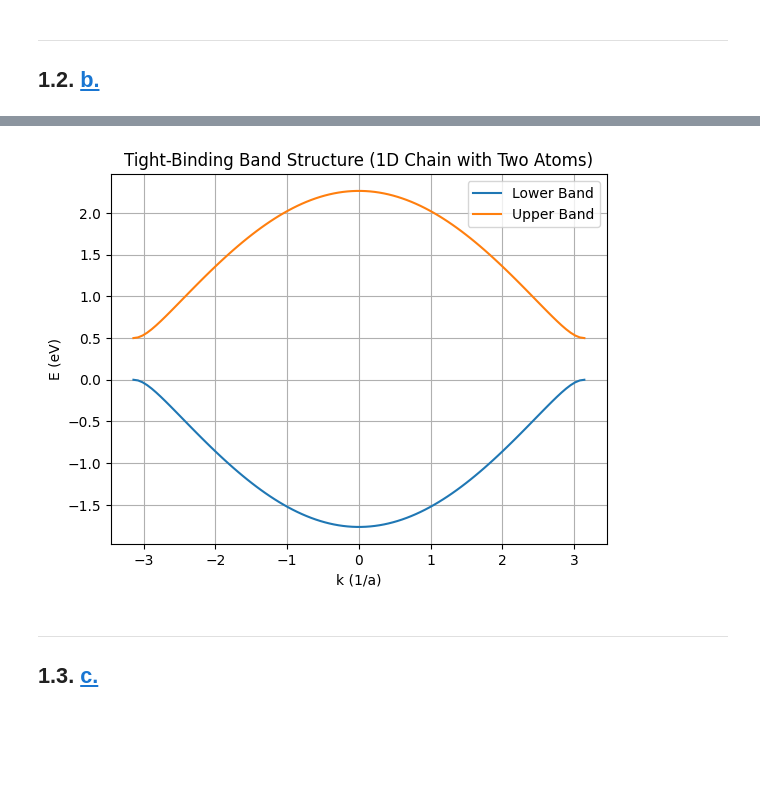
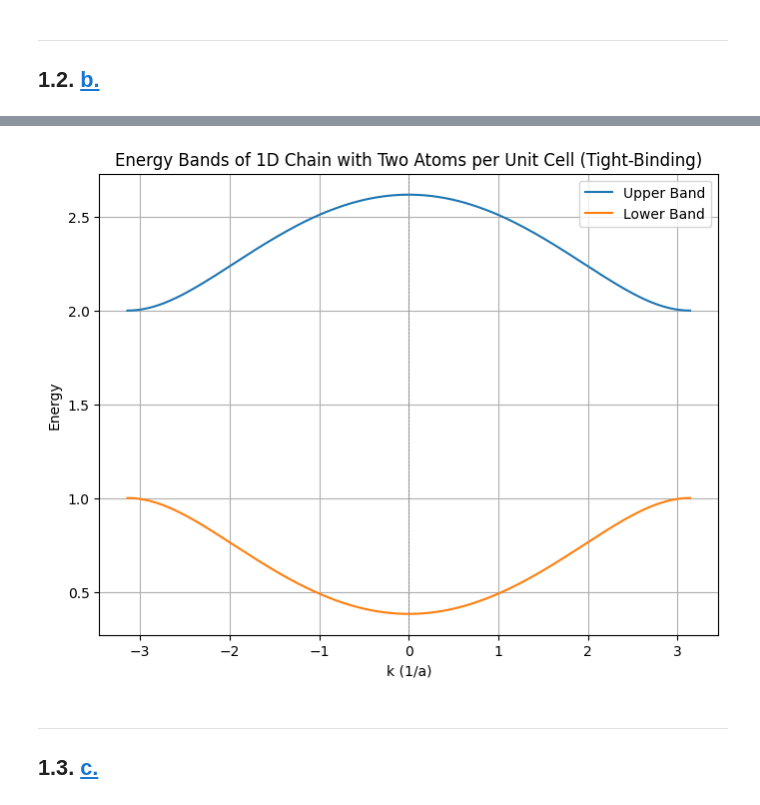
Before and after one commit to mbc2009/Inferno, a Jupyter notebook: AISI/Soln.ipynb, the cells around one changed output, grey strips where cells are left out. Saved outputs shown, nothing was run; the diff lists cells and outputs as text; code cells hidden in the pictures; blank space fills up the shorter version.

```diff
--- a/AISI/Soln.ipynb
+++ b/AISI/Soln.ipynb
@@ -414,27 +427,36 @@ This gives two bands (acoustic and optical branches).
 # %%
-# Parameters
-a = 1.0  # lattice constant
-epsilon_A = 0.0  # on-site energy for atom A
-epsilon_B = 0.5  # on-site energy for atom B
-t = 1.0  # hopping parameter
-k_points = np.linspace(-np.pi/a, np.pi/a, 100)  # Brillouin zone
+# Define parameters
+a = 1.0           # Lattice constant
+epsilon_A = 1.0   # On-site energy for atom A
+epsilon_B = 2.0   # On-site energy for atom B
+t = 0.5           # Hopping parameter (positive)
 
-# Energy dispersion
-cos_term = 4 * t**2 * np.cos(k_points * a / 2)**2
-E_plus = (epsilon_A + epsilon_B) / 2 + np.sqrt(((epsilon_A - epsilon_B) / 2)**2 + cos_term)
-E_minus = (epsilon_A + epsilon_B) / 2 - np.sqrt(((epsilon_A - epsilon_B) / 2)**2 + cos_term)
+# Define k-points in the first Brillouin zone [-pi/a, pi/a]
+k = np.linspace(-np.pi/a, np.pi/a, 1000)
 
-# Plot
-plt.plot(k_points, E_minus, label='Lower Band')
-plt.plot(k_points, E_plus, label='Upper Band')
+# Compute the energy bands
+'''
+E(k) = (epsilon_A + epsilon_B)/2 ± sqrt(((epsilon_A - epsilon_B)/2)^2 + 4*t^2*cos^2(ka/2))
+'''
+term1 = (epsilon_A + epsilon_B) / 2
+term2 = np.sqrt(((epsilon_A - epsilon_B) / 2)**2 + 4 * t**2 * np.cos(k * a / 2)**2)
+
+E_plus = term1  + term2  # Upper band
+E_minus = term1 - term2  # Lower band
+
+# Plot the energy bands
+plt.figure(figsize=(8, 6))
+plt.plot(k, E_plus, label='Upper Band')
+plt.plot(k, E_minus, label='Lower Band')
 plt.xlabel('k (1/a)')
-plt.ylabel('E (eV)')
-plt.title('Tight-Binding Band Structure (1D Chain with Two Atoms)')
+plt.ylabel('Energy')
+plt.title('Energy Bands of 1D Chain with Two Atoms per Unit Cell (Tight-Binding)')
+plt.axvline(x=0, color='gray', linestyle='--', linewidth=0.5)
+plt.grid(True)
 plt.legend()
-plt.grid(True)
 plt.show()
 # %% [output]
-[figure, old version]
+[figure, new version]
 # %% [markdown]
 ---
 ## 1.3. <a id='toc1_3_'></a>[c.](#toc0_)
```
Also changed, not shown: parts of 8 cells of this notebook.
